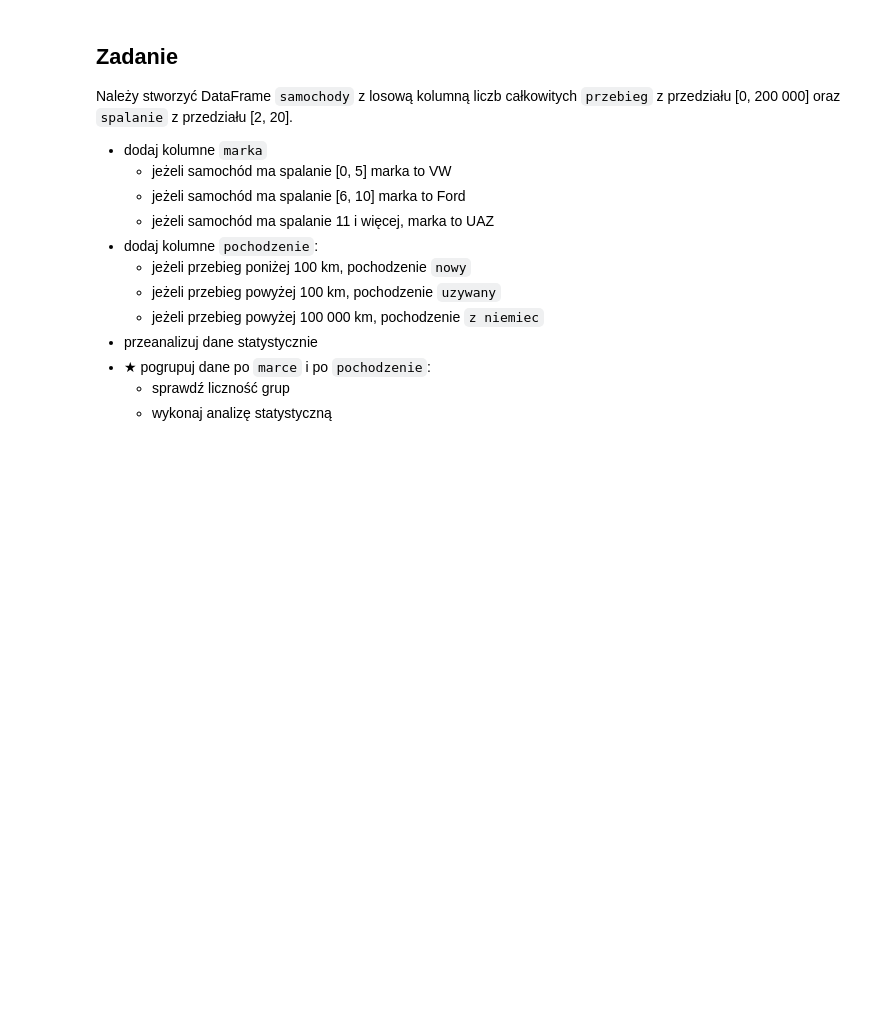
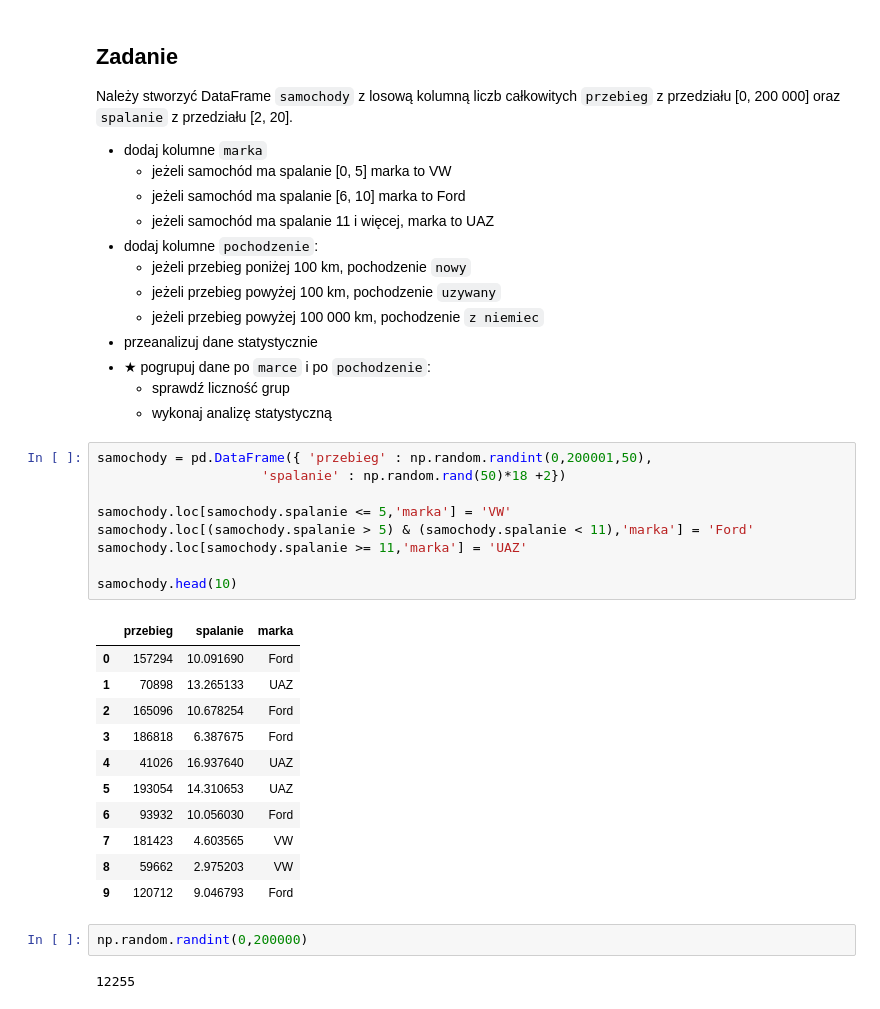
Before and after one commit to wsmolak/PW_BigData_Spark, a Jupyter notebook: python/7_pandas.ipynb, the cells around one changed output. Cells and saved outputs as stored; diff of their text form; blank space fills up the shorter version.

```diff
--- a/python/7_pandas.ipynb
+++ b/python/7_pandas.ipynb
@@ -180,3 +387,28 @@ Należy stworzyć DataFrame `samochody` z losową kolumną liczb całkowitych `p
 * ★ pogrupuj dane po `marce` i po `pochodzenie`:
     * sprawdź liczność grup
     * wykonaj analizę statystyczną
+# %%
+samochody = pd.DataFrame({ 'przebieg' : np.random.randint(0,200001,50),
+                     'spalanie' : np.random.rand(50)*18 +2})
+
+samochody.loc[samochody.spalanie <= 5,'marka'] = 'VW'
+samochody.loc[(samochody.spalanie > 5) & (samochody.spalanie < 11),'marka'] = 'Ford'
+samochody.loc[samochody.spalanie >= 11,'marka'] = 'UAZ'
+
+samochody.head(10)
+# %% [output]
+|  | przebieg | spalanie | marka |
+| 0 | 157294 | 10.091690 | Ford |
+| 1 | 70898 | 13.265133 | UAZ |
+| 2 | 165096 | 10.678254 | Ford |
+| 3 | 186818 | 6.387675 | Ford |
+| 4 | 41026 | 16.937640 | UAZ |
+| 5 | 193054 | 14.310653 | UAZ |
+| 6 | 93932 | 10.056030 | Ford |
+| 7 | 181423 | 4.603565 | VW |
+| 8 | 59662 | 2.975203 | VW |
+| 9 | 120712 | 9.046793 | Ford |
+# %%
+np.random.randint(0,200000)
+# %% [output]
+12255
```
Also changed, not shown: parts of 26 cells of this notebook.
